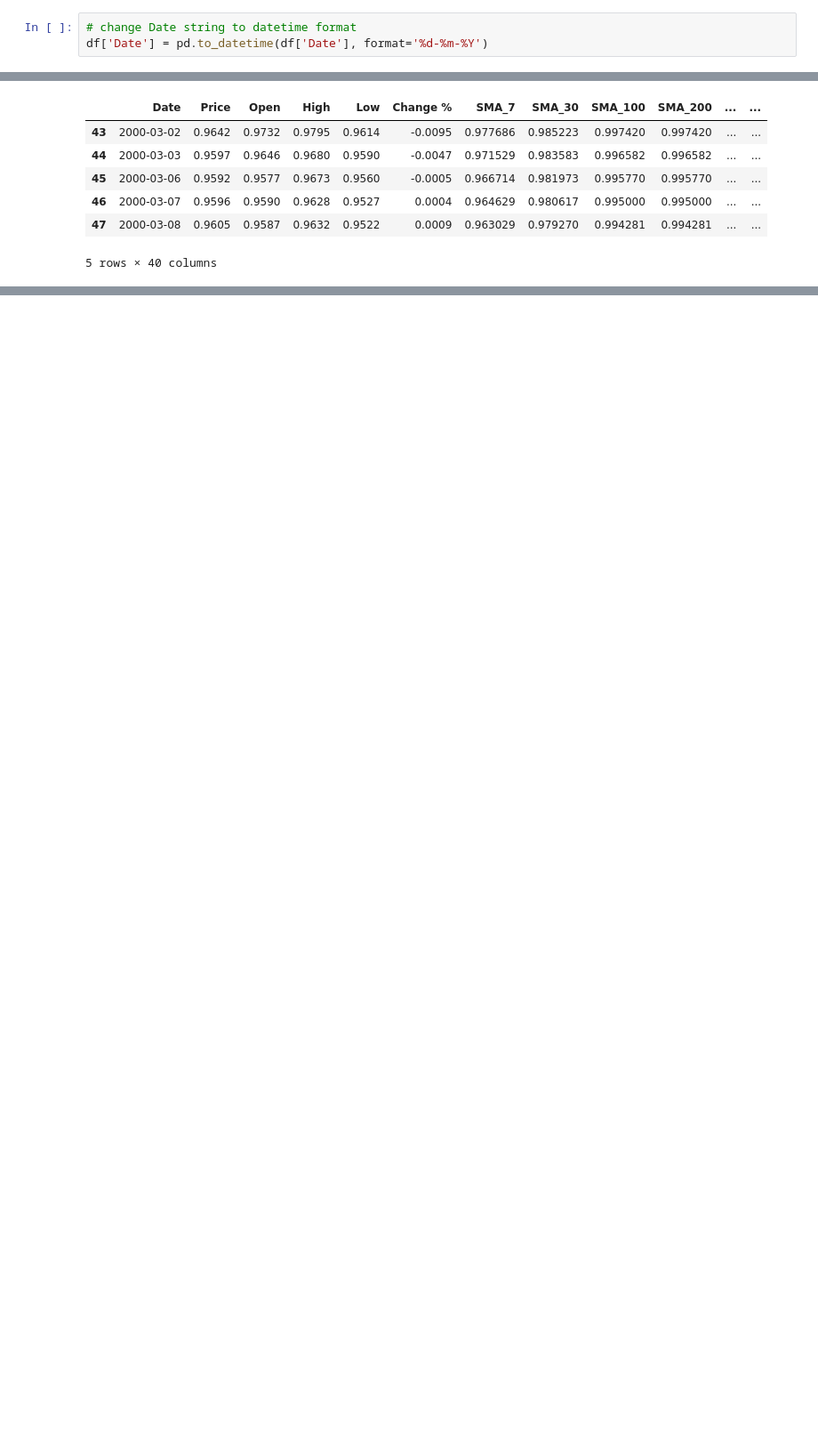
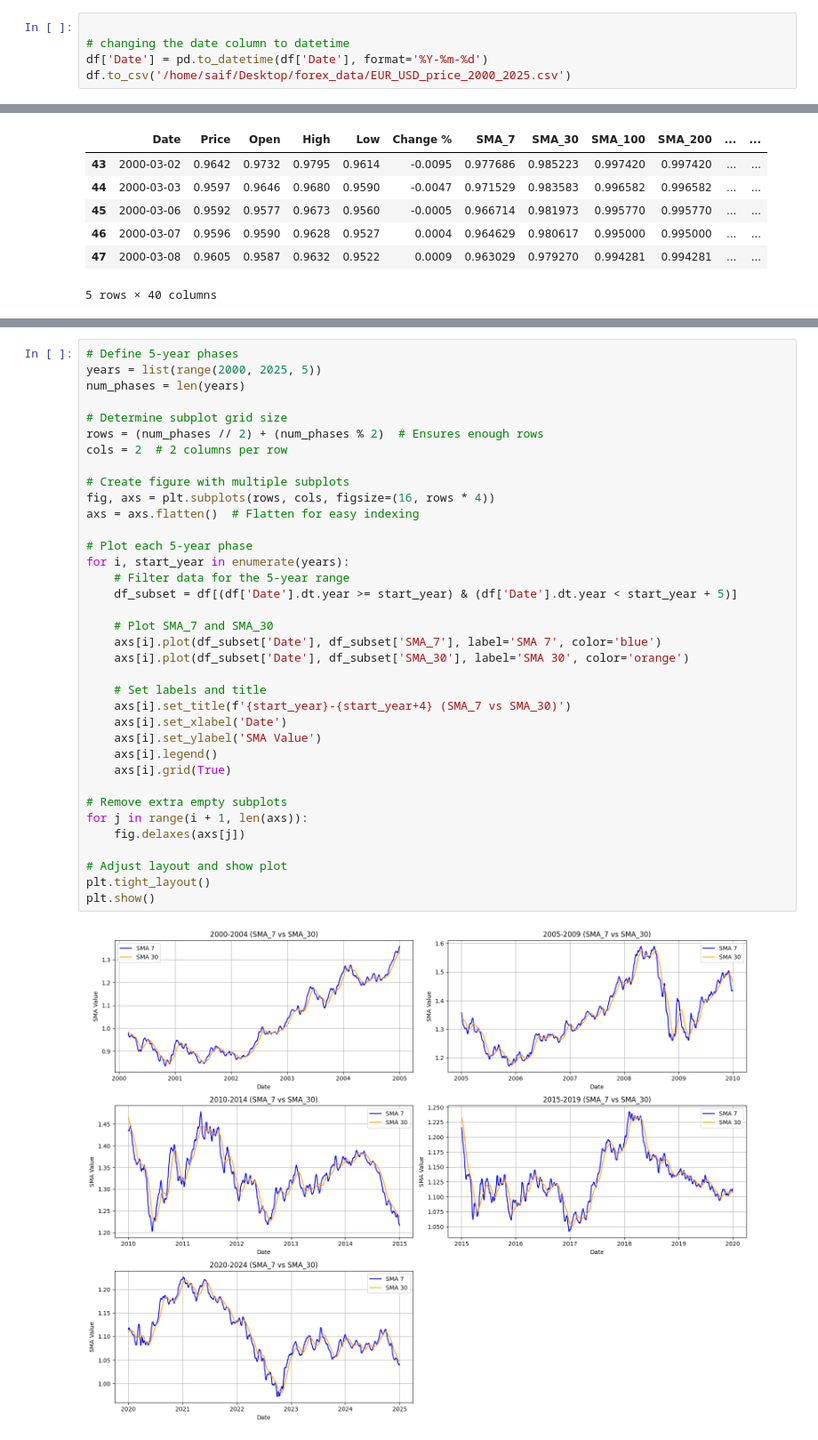
Before and after one commit to Saifansari-ai/eurousd_price_predictor, a Jupyter notebook: data_analysis.ipynb, the cells around one changed output, grey strips where cells are left out. Shown at 89% size. Saved outputs shown, nothing was run; the diff lists cells and outputs as text; blank space fills up the shorter version.

Commit message:
Visualization

```diff
--- a/data_analysis.ipynb
+++ b/data_analysis.ipynb
@@ -170,8 +192,10 @@ memory usage: 307.5+ KB
 # changing the Change % to percentage between 0 and 1
 df['Change %'] = df['Change %'].str.rstrip('%').astype('float') / 100
 # %%
-# change Date string to datetime format
-df['Date'] = pd.to_datetime(df['Date'], format='%d-%m-%Y')
+
+# changing the date column to datetime
+df['Date'] = pd.to_datetime(df['Date'], format='%Y-%m-%d')
+df.to_csv('/home/saif/Desktop/forex_data/EUR_USD_price_2000_2025.csv')
 # %%
 df.head()
 # %% [output]
@@ -523,0 +553,38 @@ df.head()
+# %%
+# Define 5-year phases
+years = list(range(2000, 2025, 5))
+num_phases = len(years)
+
+# Determine subplot grid size
+rows = (num_phases // 2) + (num_phases % 2)  # Ensures enough rows
+cols = 2  # 2 columns per row
+
+# Create figure with multiple subplots
+fig, axs = plt.subplots(rows, cols, figsize=(16, rows * 4))
+axs = axs.flatten()  # Flatten for easy indexing
+
+# Plot each 5-year phase
+for i, start_year in enumerate(years):
+    # Filter data for the 5-year range
+    df_subset = df[(df['Date'].dt.year >= start_year) & (df['Date'].dt.year < start_year + 5)]
+
+    # Plot SMA_7 and SMA_30
+    axs[i].plot(df_subset['Date'], df_subset['SMA_7'], label='SMA 7', color='blue')
+    axs[i].plot(df_subset['Date'], df_subset['SMA_30'], label='SMA 30', color='orange')
+
+    # Set labels and title
+    axs[i].set_title(f'{start_year}-{start_year+4} (SMA_7 vs SMA_30)')
+    axs[i].set_xlabel('Date')
+    axs[i].set_ylabel('SMA Value')
+    axs[i].legend()
+    axs[i].grid(True)
+
+# Remove extra empty subplots
+for j in range(i + 1, len(axs)):
+    fig.delaxes(axs[j])
+
+# Adjust layout and show plot
+plt.tight_layout()
+plt.show()
+# %% [output]
+[figure, added]
```
Also changed, not shown: parts of 18 cells of this notebook.
